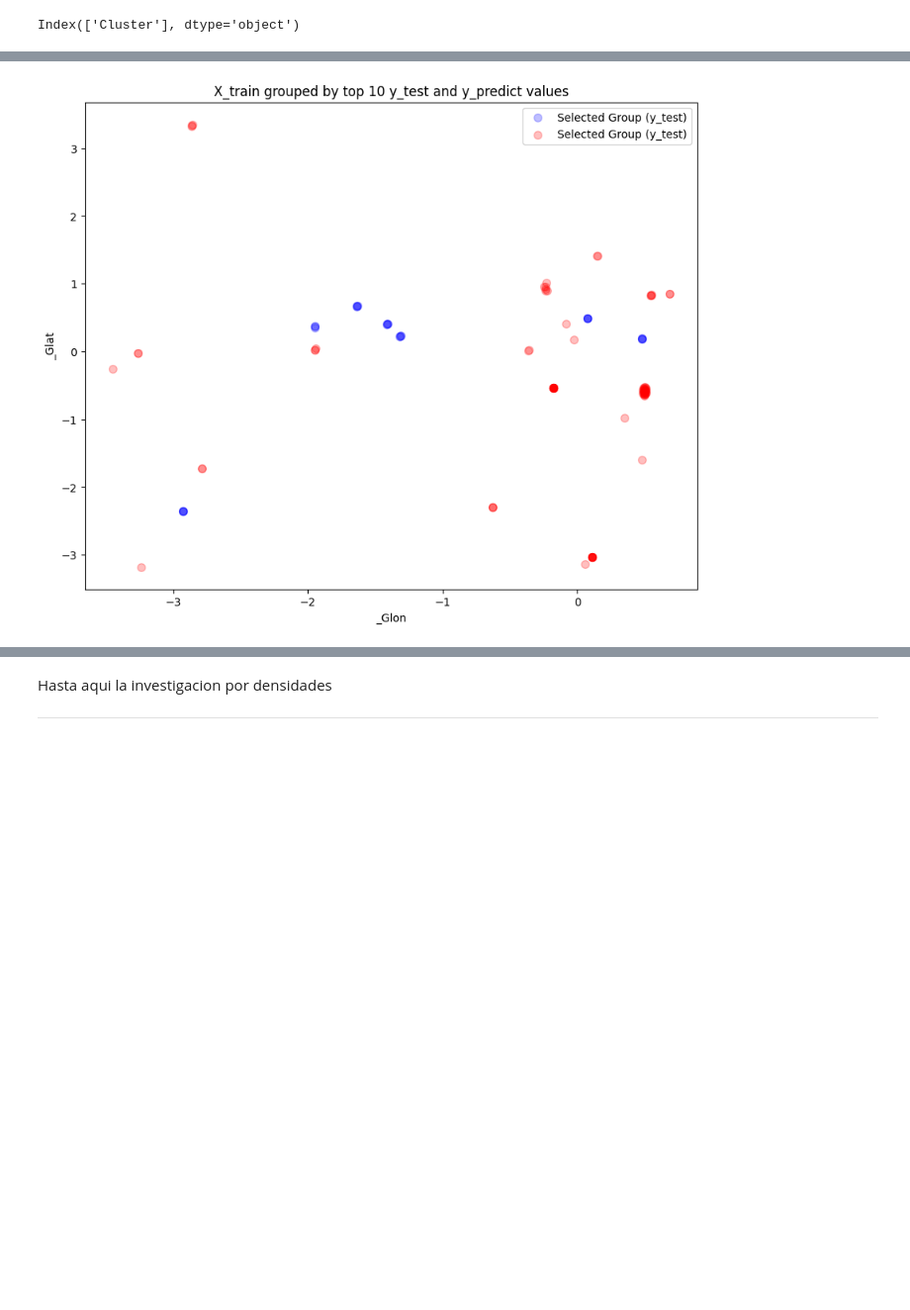
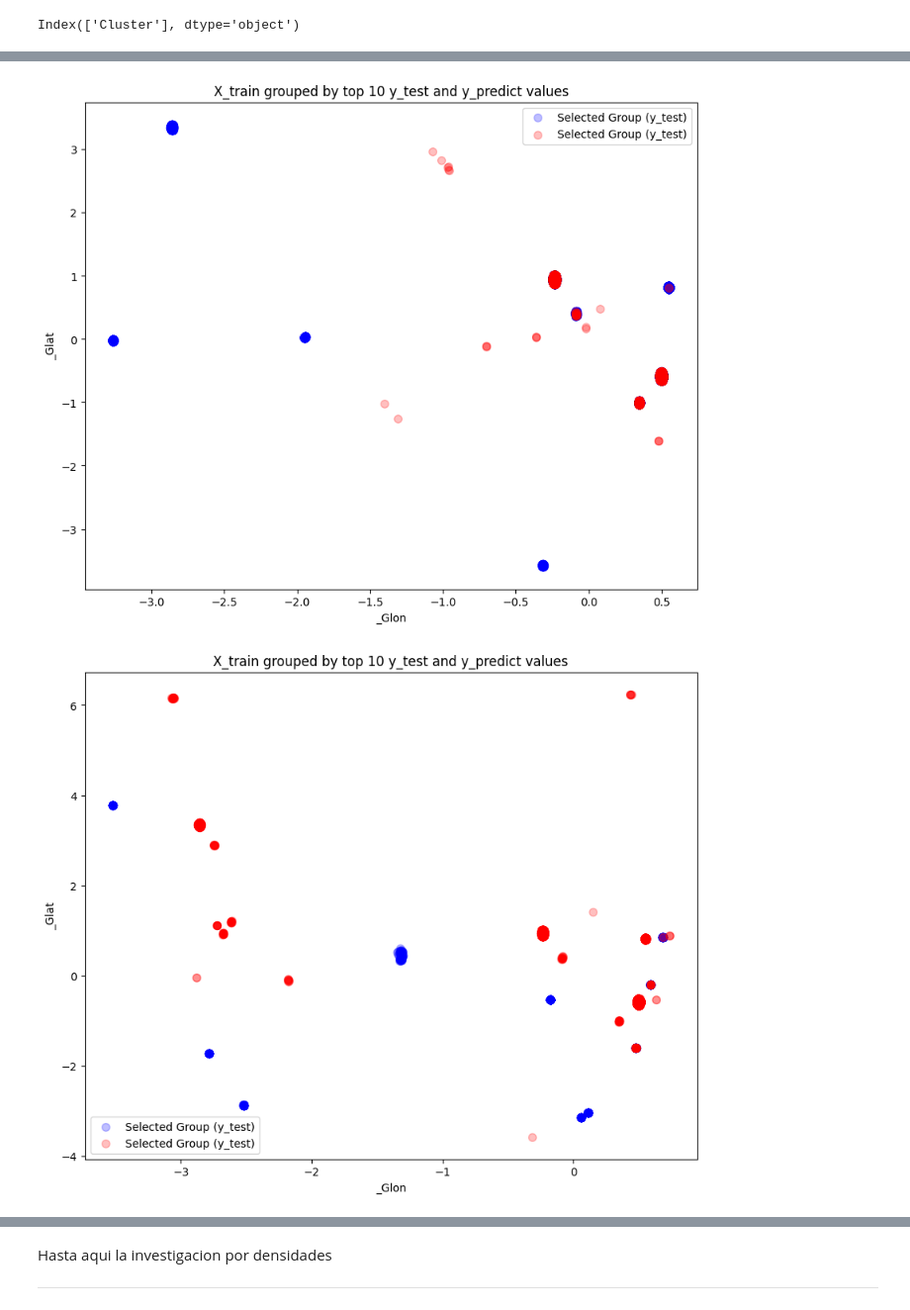
Before and after one commit to TatianaCC/STARS_FinalProject, a Jupyter notebook: src/Class_kmeans.ipynb, the cells around one changed output, grey strips where cells are left out. Shown at 99% size. Cells and saved outputs as stored; diff of their text form; code cells hidden in the pictures; blank space fills up the shorter version.

```diff
--- a/src/Class_kmeans.ipynb
+++ b/src/Class_kmeans.ipynb
@@ -71,29 +74,31 @@ X_train_y_predict_test_subsets = create_subsets(y_predict_test_freq['value'], X_
 # %%
 import matplotlib.pyplot as plt
 
 def plot_groups(subsets_test:list[pd.DataFrame], subsets_predict:list[pd.DataFrame], subset_index:int, title:str):
     plt.figure(figsize=(10, 8))
     colors = ['b', 'g', 'r', 'c', 'm', 'y', 'k']  # Colores para los grupos
 
      # Pintar el subconjunto seleccionado de y_test
     if subset_index < len(subsets_test):
         selected_subset = subsets_test[subset_index]
         color = 'b'  # Usar color azul para el subconjunto seleccionado de y_test
         plt.scatter(selected_subset['_Glon'], selected_subset['_Glat'], label=f'Selected Group (y_test)', s=50, c=color,alpha=0.25)
 
     if subset_index < len(subsets_predict):
         selected_subset = subsets_predict[subset_index]
         color = 'r'  # Usar color azul para el subconjunto seleccionado de y_test
         plt.scatter(selected_subset['_Glon'], selected_subset['_Glat'], label=f'Selected Group (y_test)', s=50, c=color,alpha=0.25)
 
 
     plt.xlabel('_Glon')
     plt.ylabel('_Glat')
     plt.title(title)
     plt.legend()
     plt.show()
 
 # Llamar a la función para pintar los grupos
-plot_groups(X_train_y_test_subsets, X_train_y_predict_test_subsets, 8, 'X_train grouped by top 10 y_test and y_predict values')
+for i in range(0,len(X_train_y_test_subsets),1):
+    plot_groups(X_train_y_test_subsets, X_train_y_predict_test_subsets, i, 'X_train grouped by top 10 y_test and y_predict values')
 # %% [output]
-[figure, old version]
+[figure, new version]
+[figure, added]
```
Also changed, not shown: parts of 3 cells of this notebook.
